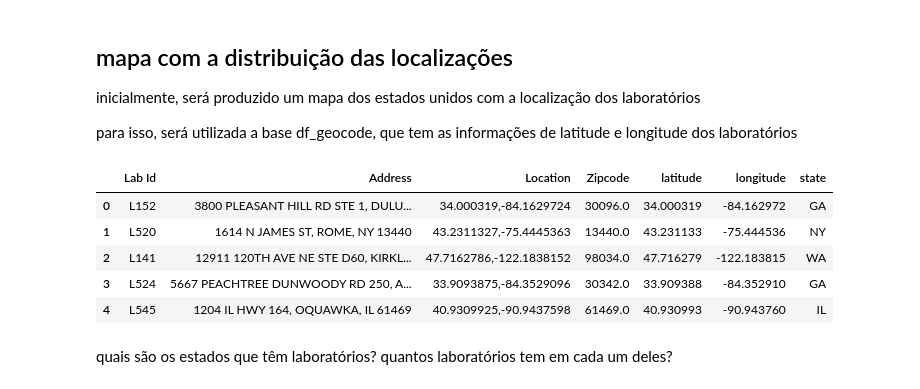
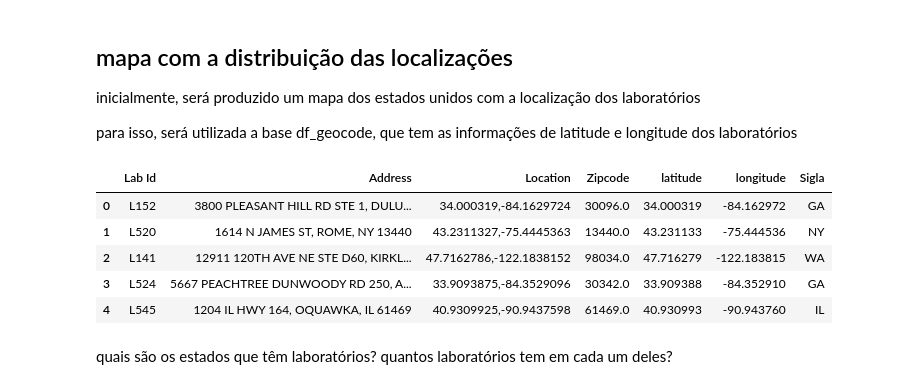
Before and after one commit to leticiafaria7/case-elogroup, a Jupyter notebook: 2_analise-exploratoria.ipynb, the cells around one changed output. Drawn from its saved outputs; the diff is of its cells as text; code cells hidden in the pictures.

```diff
--- a/2_analise-exploratoria.ipynb
+++ b/2_analise-exploratoria.ipynb
@@ -40,16 +42,16 @@ para isso, será utilizada a base df_geocode, que tem as informações de latitu
 # %%
 coordenadas = df_geocode
 
 # separando a latitude e a longitude
 coordenadas['latitude'] = coordenadas['Location'].str.split(',').str[0].astype('float')
 coordenadas['longitude'] = coordenadas['Location'].str.split(',').str[1].astype('float')
 
 # separando o estado a partir da coluna de endereço
-coordenadas['state'] = coordenadas['Address'].str.split(', ').str[2].str.split(' ').str[0]
+coordenadas['Sigla'] = coordenadas['Address'].str.split(', ').str[2].str.split(' ').str[0]
 
 coordenadas.head()
 # %% [output]
-|  | Lab Id | Address | Location | Zipcode | latitude | longitude | state |
+|  | Lab Id | Address | Location | Zipcode | latitude | longitude | Sigla |
 | 0 | L152 | 3800 PLEASANT HILL RD STE 1, DULU... | 34.000319,-84.1629724 | 30096.0 | 34.000319 | -84.162972 | GA |
 | 1 | L520 | 1614 N JAMES ST, ROME, NY 13440 | 43.2311327,-75.4445363 | 13440.0 | 43.231133 | -75.444536 | NY |
 | 2 | L141 | 12911 120TH AVE NE STE D60, KIRKL... | 47.7162786,-122.1838152 | 98034.0 | 47.716279 | -122.183815 | WA |
```
Also changed, not shown: parts of 36 cells of this notebook.
